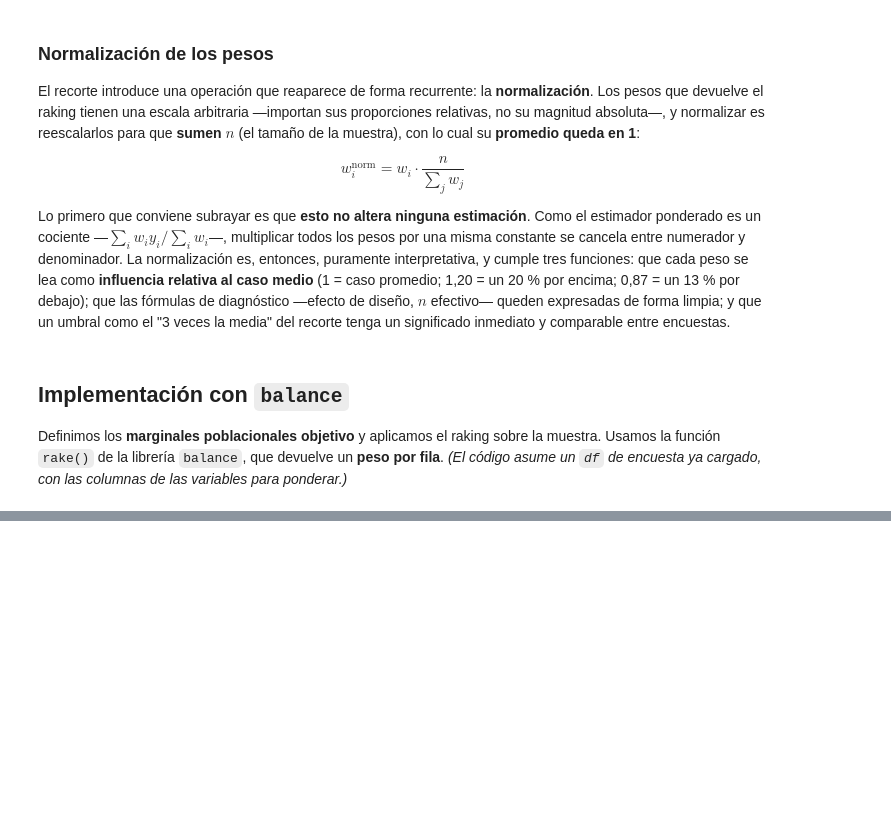
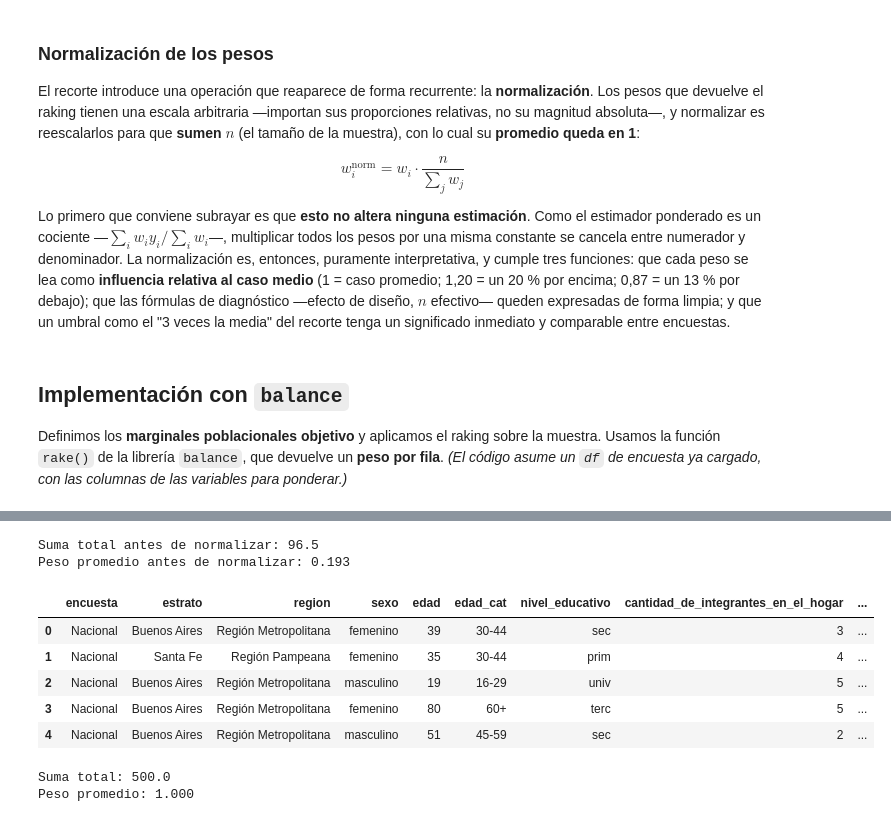
Before and after one commit to charosanchezinda-spec/met4op-2026, a Jupyter notebook: ESTADISTICA/7.Introduccíon al Muestreo y Ponderacíon/Introduccion_al_muestreo_y_ponderacion.ipynb, the cells around one changed output, grey strips where cells are left out. Saved outputs shown, nothing was run; the diff lists cells and outputs as text; code cells hidden in the pictures; blank space fills up the shorter version.

```diff
--- a/ESTADISTICA/7.Introduccíon al Muestreo y Ponderacíon/Introduccion_al_muestreo_y_ponderacion.ipynb
+++ b/ESTADISTICA/7.Introduccíon al Muestreo y Ponderacíon/Introduccion_al_muestreo_y_ponderacion.ipynb
@@ -387,5 +427,24 @@ df['peso'] = trimming_pesos(df['peso'])
 # %%
 def normalizar_pesos(pesos):
     return pesos / pesos.sum() * len(pesos)   # reescala a que sumen n (media 1)
 
+print(f"Suma total antes de normalizar: {df['peso'].sum():.1f}")
+print(f"Peso promedio antes de normalizar: {df['peso'].mean():.3f}")
+
 df['peso'] = normalizar_pesos(df['peso'])
+df.head()
+# %% [output]
+Suma total antes de normalizar: 96.5
+Peso promedio antes de normalizar: 0.193
+|  | encuesta | estrato | region | sexo | edad | edad_cat | nivel_educativo | cantidad_de_integrantes_en_el_hogar | ... |
+| 0 | Nacional | Buenos Aires | Región Metropolitana | femenino | 39 | 30-44 | sec | 3 | ... |
+| 1 | Nacional | Santa Fe | Región Pampeana | femenino | 35 | 30-44 | prim | 4 | ... |
+| 2 | Nacional | Buenos Aires | Región Metropolitana | masculino | 19 | 16-29 | univ | 5 | ... |
+| 3 | Nacional | Buenos Aires | Región Metropolitana | femenino | 80 | 60+ | terc | 5 | ... |
+| 4 | Nacional | Buenos Aires | Región Metropolitana | masculino | 51 | 45-59 | sec | 2 | ... |
+# %%
+print(f"Suma total: {df['peso'].sum():.1f}") #post normalización
+print(f"Peso promedio: {df['peso'].mean():.3f}")
+# %% [output]
+Suma total: 500.0
+Peso promedio: 1.000
```
Also changed, not shown: parts of 5 cells of this notebook.
